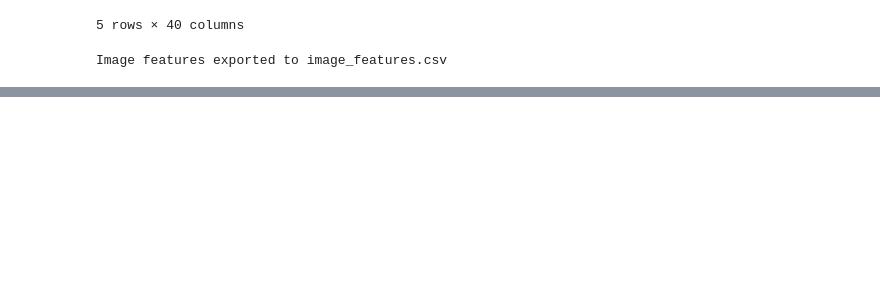
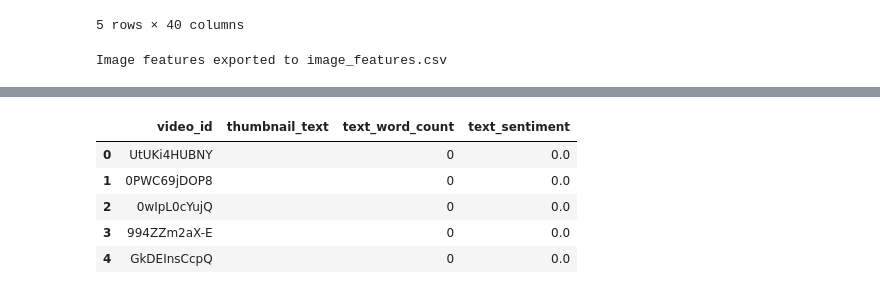
Before and after one commit to rithikkulkarni/Video-Virality, a Jupyter notebook: image_feature_extraction.ipynb, the cells around one changed output, grey strips where cells are left out. Drawn from its saved outputs; the diff is of its cells as text; code cells hidden in the pictures; blank space fills up the shorter version.

```diff
--- a/image_feature_extraction.ipynb
+++ b/image_feature_extraction.ipynb
@@ -110,0 +138,34 @@ Image features exported to image_features.csv
+# %%
+import pytesseract
+from PIL import Image
+from textblob import TextBlob
+import os
+
+def extract_text_features(img_path, video_id):
+    try:
+        img = Image.open(img_path)
+        raw_text = pytesseract.image_to_string(img)
+        word_count = len(raw_text.strip().split())
+        sentiment = TextBlob(raw_text).sentiment.polarity  # -1 to 1
+
+        return {
+            "video_id": video_id,
+            "thumbnail_text": raw_text.strip(),
+            "text_word_count": word_count,
+            "text_sentiment": sentiment
+        }
+    except Exception as e:
+        print(f"Error on {video_id}: {e}")
+        return None
+
+# Run OCR on all thumbnails from Step 1
+ocr_data = [extract_text_features(f"thumbnails/{vid}.jpg", vid) for vid in video_ids]
+ocr_df = pd.DataFrame([o for o in ocr_data if o is not None])
+ocr_df.head()
+# %% [output]
+|  | video_id | thumbnail_text | text_word_count | text_sentiment |
+| 0 | UtUKi4HUBNY |  | 0 | 0.0 |
+| 1 | 0PWC69jDOP8 |  | 0 | 0.0 |
+| 2 | 0wIpL0cYujQ |  | 0 | 0.0 |
+| 3 | 994ZZm2aX-E |  | 0 | 0.0 |
+| 4 | GkDEInsCcpQ |  | 0 | 0.0 |
```
Also changed, not shown: parts of 5 cells of this notebook.
